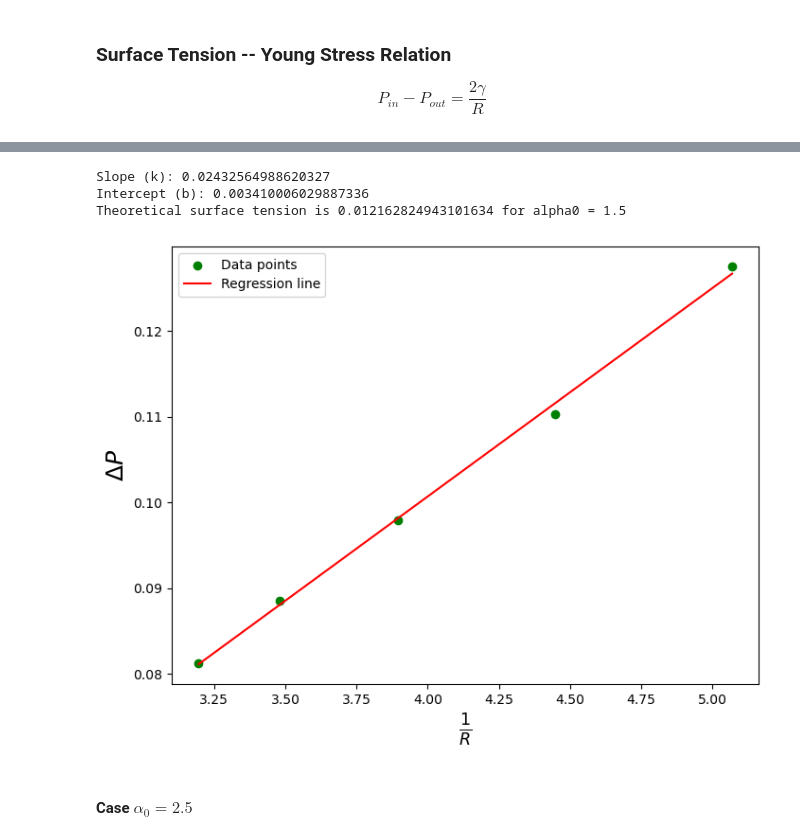
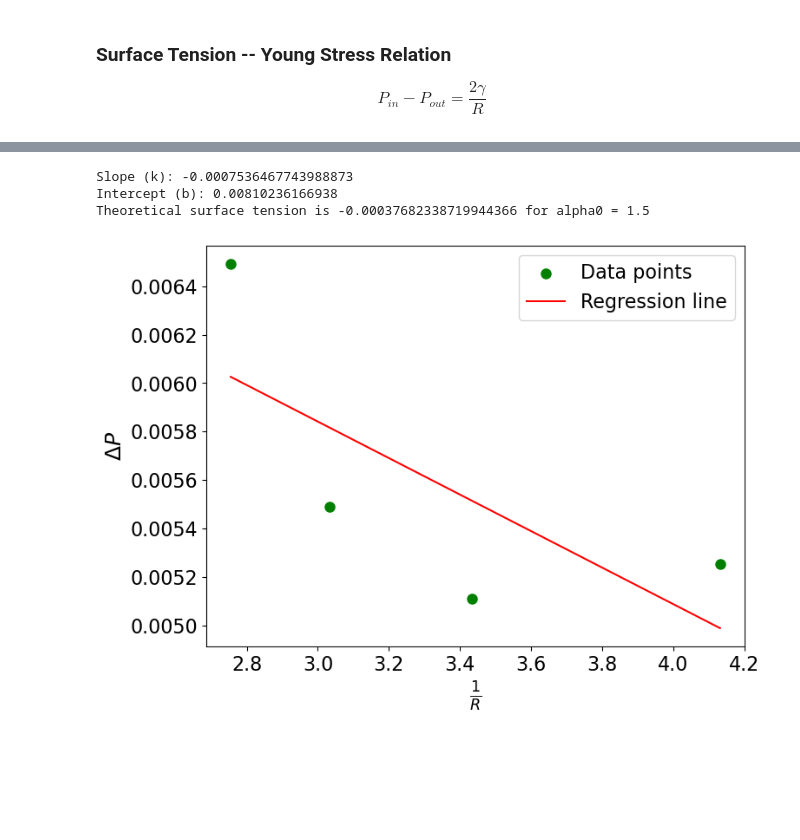
Before and after one commit to MDProject/Binary-Fluctuating-Lattice-Boltzmann, a Jupyter notebook: Surface_Tension.ipynb, the cells around one changed output, grey strips where cells are left out. Drawn from its saved outputs; the diff is of its cells as text; code cells hidden in the pictures; blank space fills up the shorter version.

```diff
--- a/Surface_Tension.ipynb
+++ b/Surface_Tension.ipynb
@@ -207,7 +379,9 @@ $$\rho_{\text{total}}\left(\frac{L_x}{2},\frac{L_y}{2},\frac{L_z}{2}\right)c_s^2
 ## Adjust the alpha0 value as needed for the following code block
 alpha0 = 1.5  # coefficient G in the SC model parameter
 # %%
-cs2 = 1./3.
+rho_hi = 3.0
+alpha0 = 1.5
+
 r0 = [0.506432,0.506434,0.506434]       # obtained from AMReX code, center of mass
 temperature = 0.
 nx = 32
@@ -234,7 +408,8 @@ plot_file_dir = []  # Initialize an empty list to store file paths
 DeltaP_array = []  # Initialize an empty list to store deltaP values
 for n in range(len(radius_array)):
     # Format the radius to 2 decimal places and create the filename
-    file_path = "./data_droplet_alpha0_{:.2f}_r{:.2f}/lbm_data_shshan_alpha0_".format(alpha0, radius_array[n]) +\
+    file_path = plot_file_root + "/data_droplet_density_{:.2f}_alpha0_{:.2f}_r{:.2f}_size{:d}-{:d}-{:d}/lbm_data_shshan_alpha0_"\
+      .format(rho_hi, alpha0, radius_array[n], nx, ny, nz) +\
       "{:.2f}".format(alpha0) + "_xi_" + "{:.1e}".format(temperature) + "_size{:d}-{:d}-{:d}/plt".format(nx,ny,nz) + f"{frame_step_array[n]:07d}"
     plot_file_dir.append(file_path)  # Add the file path to the list
 
@@ -329,4 +504,13 @@ Pressure_SC difference =  0.019754494231470122 dimensionless
 ### Surface Tension -- Young Stress Relation
 
 $$P_{in} - P_{out} = \frac{2\gamma}{R}$$
+# %%
+plt.rcParams.update({
+    'font.size': 16,           # Controls default text size (e.g., tick labels)
+    'axes.labelsize': 18,      # Axis labels (xlabel, ylabel)
+    'axes.titlesize': 20,      # Title font size (if you have one)
+    'legend.fontsize': 16,     # Legend text size
+    'xtick.labelsize': 16,     # X-axis tick labels
+    'ytick.labelsize': 16      # Y-axis tick labels
+})
 # %% [markdown]
@@ -335,12 +674,10 @@ $$P_{in} - P_{out} = \frac{2\gamma}{R}$$
 import numpy as np
 import matplotlib.pyplot as plt
 
-R1 = 0.1518    # init 0.2
-R2 = 0.2221    # init 0.25
-R3 = 0.2820     # init 0.3
-R4 = 0.3633   # init 0.35
+R1, R2, R3, R4 = 0.19280456, 0.2219286, 0.24129567, 0.27032776
+
 ###########################    modify if needed    ############################
-alpha0 = 4. # coefficient G in the SC model parameter
+alpha0 = 1.7 # coefficient G in the SC model parameter
 
 R_array = np.array([R1, R2, R3, R4])
 invR_array = 1./R_array  # Independent variable
@@ -365,11 +702,12 @@ y_pred = k * invR_array + b
 # Print results
 print(f"Slope (k): {k}")
 print(f"Intercept (b): {b}")
+print("Theoretical surface tension is", k/2., "for alpha0 =", alpha0)
 
 # Plot the data and regression line
 plt.figure(figsize=(8, 6), dpi=100)  # Optional: Set the figure size
 #plt.scatter(invR_array, deltaP_array, color='blue', label='Data points')
-plt.scatter(invR_array, deltaP_SC_array, color='green', label='Data points')
+plt.scatter(invR_array, deltaP_SC_array, color='green', label='Data points', marker='o', s=64)
 
 plt.plot(invR_array, y_pred, color='red', label='Regression line')
 plt.xlabel(r'$\frac{1}{R}$', fontsize=18)
@@ -387,56 +1057,48 @@ Intercept (b): 0.0019235799572592804
 # %%
-import numpy as np
-import matplotlib.pyplot as plt
+R1, R2, R3, R4 = 0.242039, 0.29117, 0.32979562, 0.36297333
 
-R1 = 0.1973    # init 0.2
-R2 = 0.224907   # init 0.225
-R3 = 0.256713     # init 0.25
-R4 = 0.287251   # init 0.275
-R5 = 0.312893   # init 0.3
 ###########################    modify if needed    ############################
 alpha0 = 1.5 # coefficient G in the SC model parameter
 
-R_array = np.array([R1, R2, R3, R4, R5])
+R_array = np.array([R1, R2, R3, R4])
 invR_array = 1./R_array  # Independent variable
 #deltaP_array = np.array([deltaP1, deltaP2, deltaP3, deltaP4])  # Dependent variable
-deltaP_SC_array = np.array([DeltaP_array[0], DeltaP_array[1], DeltaP_array[2], DeltaP_array[3], DeltaP_array[4]])  # Dependent variable
+deltaP_SC_array = np.array([DeltaP_array[0], DeltaP_array[1], DeltaP_array[2], DeltaP_array[3]])  # Dependent variable
 
 # Compute linear regression coefficients
 n = len(invR_array)
 x_mean = np.mean(invR_array)
 #y_mean = np.mean(deltaP_array)
 y_mean = np.mean(deltaP_SC_array)
 
 # Calculate slope (k) and intercept (b)
 #k = np.sum((invR_array - x_mean) * (deltaP_array - y_mean)) / np.sum((invR_array - x_mean) ** 2)
 k = np.sum((invR_array - x_mean) * (deltaP_SC_array - y_mean)) / np.sum((invR_array - x_mean) ** 2)
 
 b = y_mean - k * x_mean
 
 # Generate predictions
 y_pred = k * invR_array + b
 
 # Print results
 print(f"Slope (k): {k}")
 print(f"Intercept (b): {b}")
 print("Theoretical surface tension is", k/2., "for alpha0 =", alpha0)
 
 # Plot the data and regression line
 plt.figure(figsize=(8, 6), dpi=100)  # Optional: Set the figure size
 #plt.scatter(invR_array, deltaP_array, color='blue', label='Data points')
-plt.scatter(invR_array, deltaP_SC_array, color='green', label='Data points')
+plt.scatter(invR_array, deltaP_SC_array, color='green', label='Data points', marker='o', s=64)
 
 plt.plot(invR_array, y_pred, color='red', label='Regression line')
 plt.xlabel(r'$\frac{1}{R}$', fontsize=18)
 plt.ylabel(r'$\Delta P$', fontsize=18)
 # set ylim range
 #plt.ylim(min(deltaP_array)*0.9, max(deltaP_array)*1.1)
 plt.legend()
 plt.show()
 # %% [output]
-Slope (k): 0.02432564988620327
-Intercept (b): 0.003410006029887336
-Theoretical surface tension is 0.012162824943101634 for alpha0 = 1.5
+Slope (k): -0.0007536467743988873
+Intercept (b): 0.00810236166938
+Theoretical surface tension is -0.00037682338719944366 for alpha0 = 1.5
-[figure, old version]
+[figure, new version]
-# %% [markdown]
-#### Case $\alpha_0=2.5$
```
Also changed, not shown: parts of 22 cells of this notebook, 14 other files.
